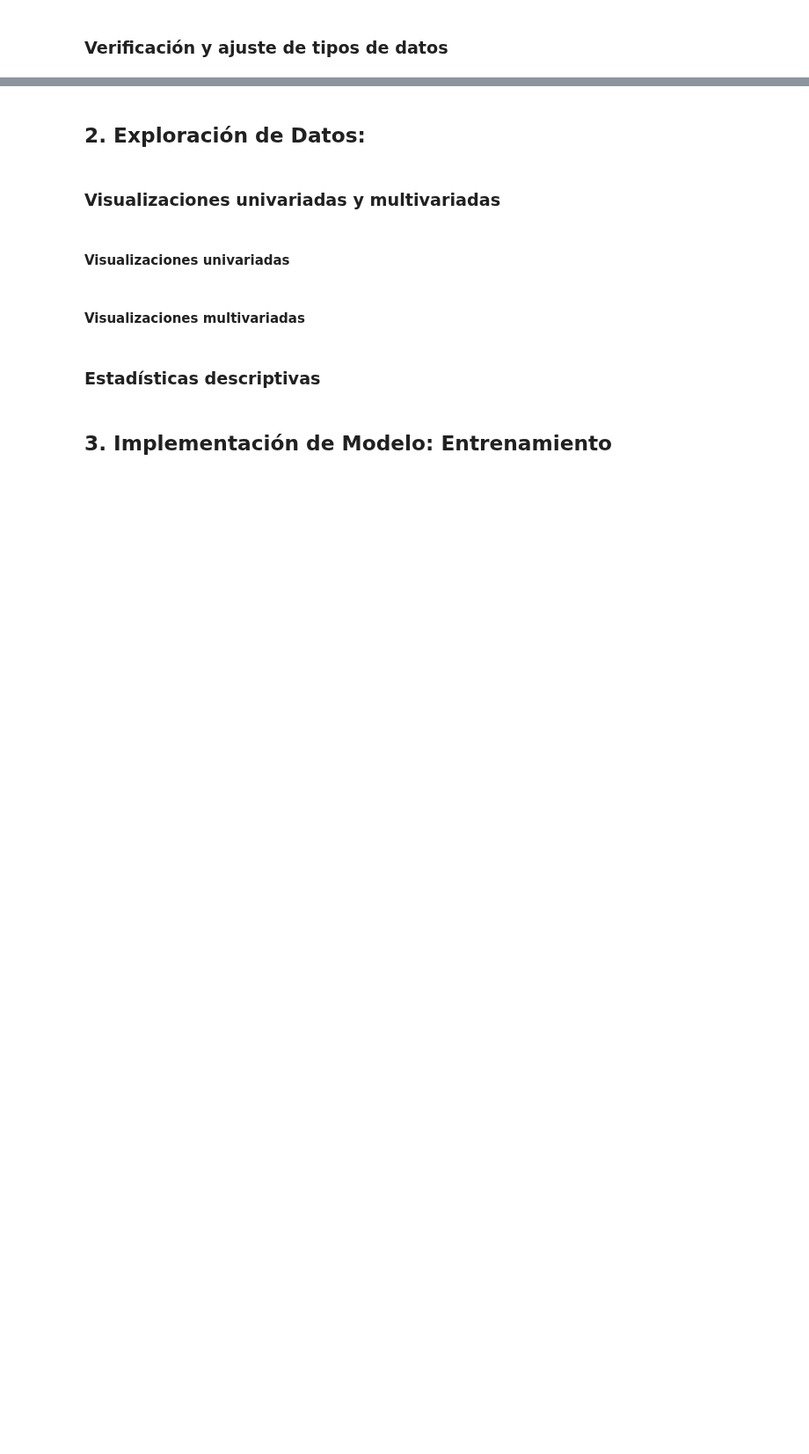
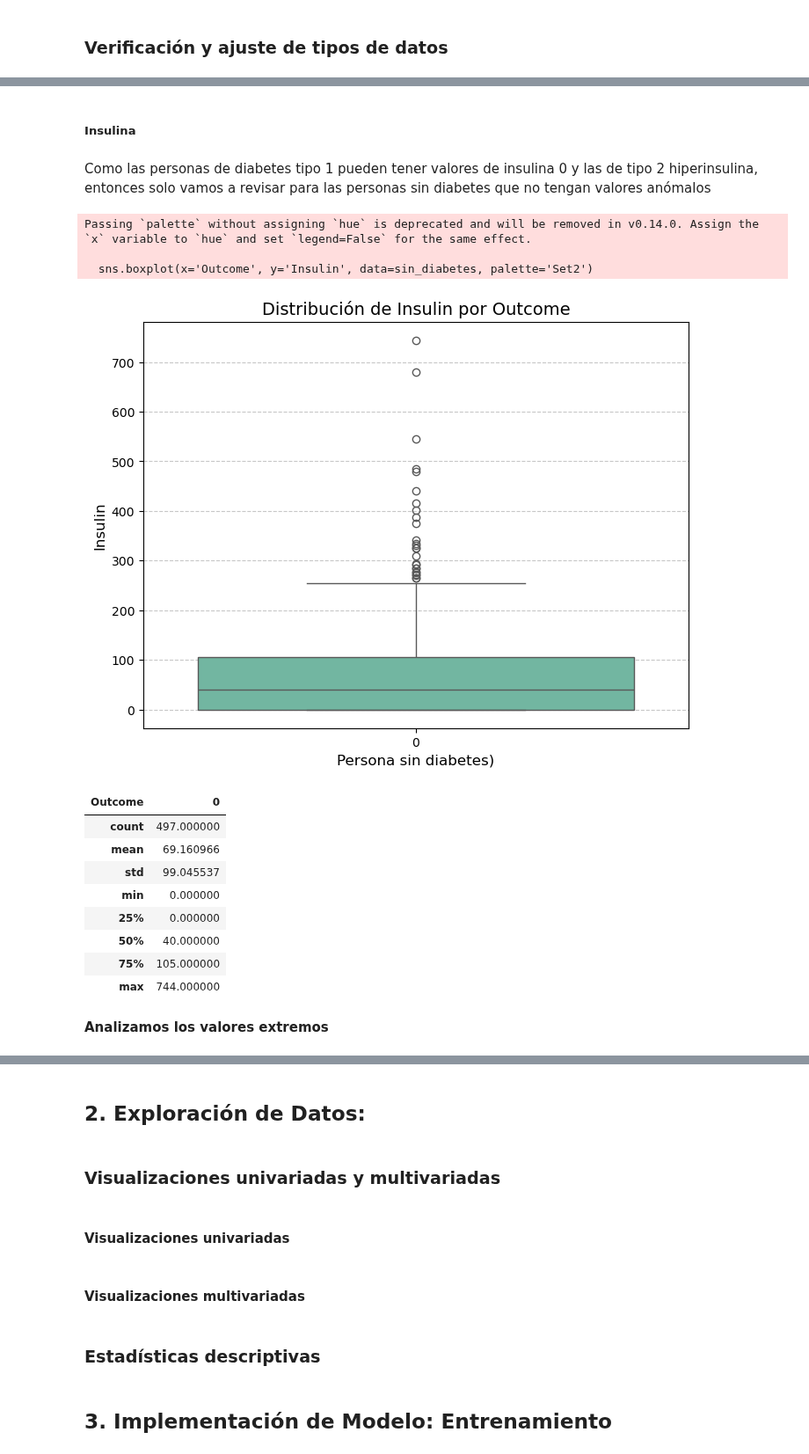
Before and after one commit to iair/mitic-data-science-team-1-septiembre-2024, a Jupyter notebook: mitic-data-science-team-1-septiembre-2024/machine-learning/pruebas-resueltas/segundo-intento.ipynb, the cells around one changed output, grey strips where cells are left out. Shown at 88% size. Drawn from its saved outputs; the diff is of its cells as text; code cells hidden in the pictures; blank space fills up the shorter version.

```diff
--- a/mitic-data-science-team-1-septiembre-2024/machine-learning/pruebas-resueltas/segundo-intento.ipynb
+++ b/mitic-data-science-team-1-septiembre-2024/machine-learning/pruebas-resueltas/segundo-intento.ipynb
@@ -133,0 +316,40 @@ memory usage: 54.1 KB
+# %%
+# Convertir la columna BloodPressure a tipo float
+df['BloodPressure'] = df['BloodPressure'].astype(float)
+ind = (df.BloodPressure==0) & (df.Outcome==0)
+df.loc[ind,['BloodPressure']] = (45.5)
+ind = (df.BloodPressure==0) & (df.Outcome==1)
+df.loc[ind,['BloodPressure']] = 61
+# %% [markdown]
+##### **Insulina**
+# %% [markdown]
+Como las personas de diabetes tipo 1 pueden tener valores de insulina 0 y las de tipo 2 hiperinsulina, entonces solo vamos a revisar para las personas sin diabetes que no tengan valores anómalos
+# %%
+sin_diabetes = df[df['Outcome'] == 0]
+# Crear el boxplot
+plt.figure(figsize=(8, 6))
+sns.boxplot(x='Outcome', y='Insulin', data=sin_diabetes, palette='Set2')
+
+# Personalizar el gráfico
+plt.title('Distribución de Insulin por Outcome', fontsize=14)
+plt.xlabel('Persona sin diabetes)', fontsize=12)
+plt.ylabel('Insulin', fontsize=12)
+plt.grid(axis='y', linestyle='--', alpha=0.7)
+plt.show()
+sin_diabetes.groupby(by='Outcome')['Insulin'].describe().T
+# %% [output]
+Passing `palette` without assigning `hue` is deprecated and will be removed in v0.14.0. Assign the `x` variable to `hue` and set `legend=False` for the same effect.
+
+  sns.boxplot(x='Outcome', y='Insulin', data=sin_diabetes, palette='Set2')
+[figure, added]
+| Outcome | 0 |
+| count | 497.000000 |
+| mean | 69.160966 |
+| std | 99.045537 |
+| min | 0.000000 |
+| 25% | 0.000000 |
+| 50% | 40.000000 |
+| 75% | 105.000000 |
+| max | 744.000000 |
+# %% [markdown]
+**Analizamos los valores extremos**
```
Also changed, not shown: parts of 33 cells of this notebook, 1 other file.
